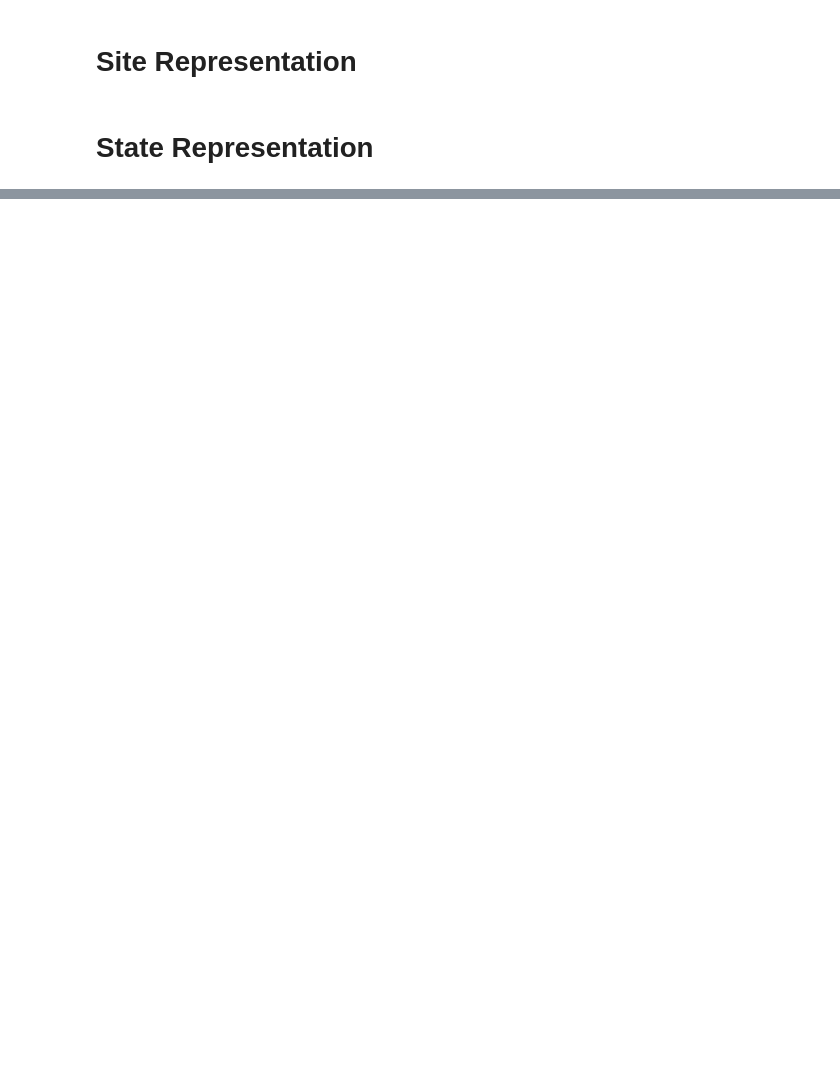
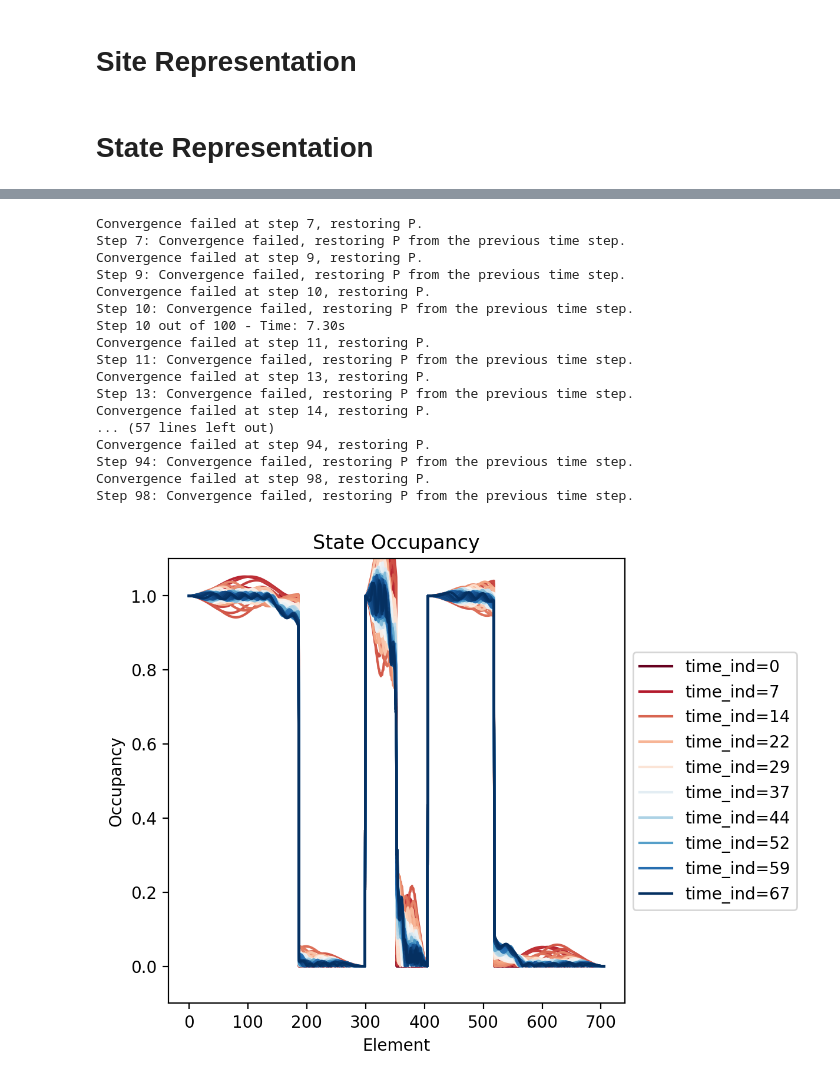
Before and after one commit to darousso/TDQT_Framework, a Jupyter notebook: Examples/Test Oded Propagation Stability.ipynb, the cells around one changed output, grey strips where cells are left out. Saved outputs shown, nothing was run; the diff lists cells and outputs as text; code cells hidden in the pictures; blank space fills up the shorter version.

```diff
--- a/Examples/Test Oded Propagation Stability.ipynb
+++ b/Examples/Test Oded Propagation Stability.ipynb
@@ -144,0 +169,34 @@ plots_dict=solver.Visualize_Results(figsize=(5,5),dpi=200)
+# %%
+Gamma     = 0.000 *invfs
+Delta_t   = 1 *fs
+max_iters = 100
+list_of_outputs=["Pss diagonal","J Leads Only From State","P@S diagonal From State"]
+solver_type="Implicit Euler"
+
+solver = Solver(device,
+    Gamma=Gamma,
+    Delta_t=Delta_t,
+    max_iters=max_iters,
+    list_of_outputs=list_of_outputs,
+)
+outputs_dict=solver.Propagate_In_State(solver_type=solver_type)
+plots_dict=solver.Visualize_Results(figsize=(5,5),dpi=200)
+# %% [output]
+Convergence failed at step 7, restoring P.
+Step 7: Convergence failed, restoring P from the previous time step.
+Convergence failed at step 9, restoring P.
+Step 9: Convergence failed, restoring P from the previous time step.
+Convergence failed at step 10, restoring P.
+Step 10: Convergence failed, restoring P from the previous time step.
+Step 10 out of 100 - Time: 7.30s
+Convergence failed at step 11, restoring P.
+Step 11: Convergence failed, restoring P from the previous time step.
+Convergence failed at step 13, restoring P.
+Step 13: Convergence failed, restoring P from the previous time step.
+Convergence failed at step 14, restoring P.
+... (57 lines left out)
+Convergence failed at step 94, restoring P.
+Step 94: Convergence failed, restoring P from the previous time step.
+Convergence failed at step 98, restoring P.
+Step 98: Convergence failed, restoring P from the previous time step.
+[figure, added]
```
Also changed, not shown: parts of 6 cells of this notebook, 3 other files.
